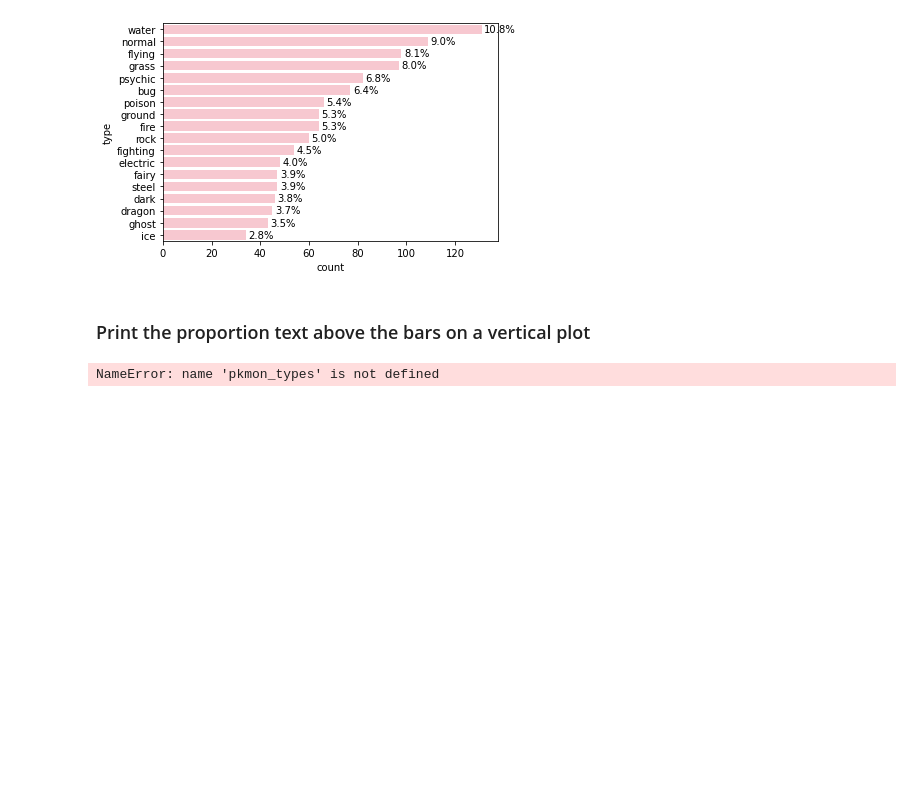
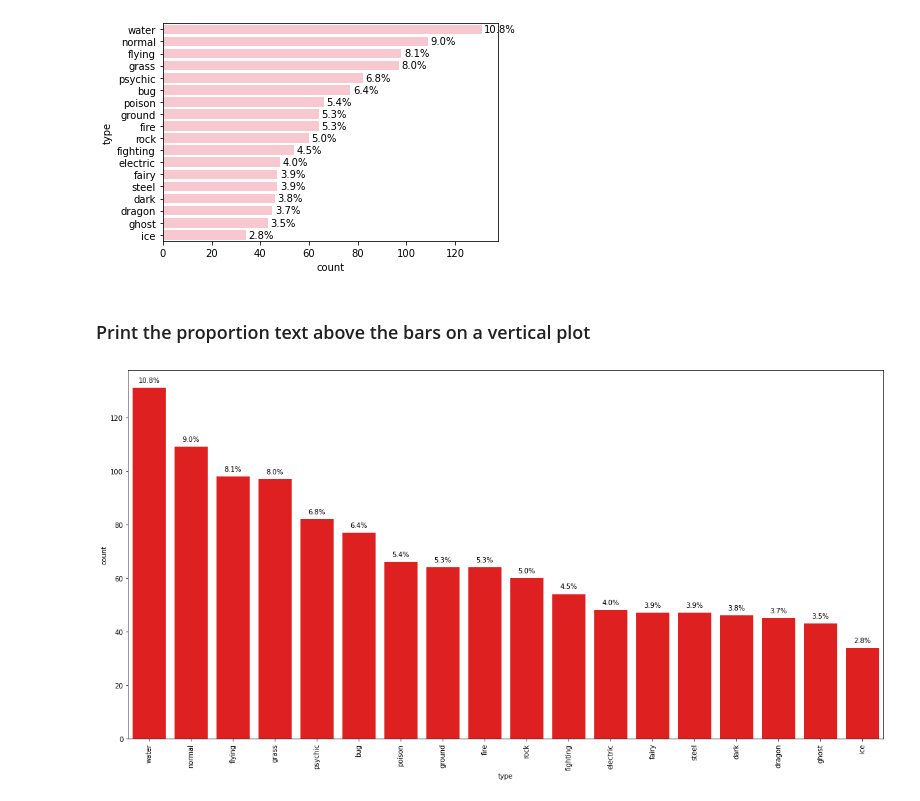
Before and after one commit to gilbertodemelo/pokemon, a Jupyter notebook: Pokemon.ipynb, the cells around one changed output. Saved outputs shown, nothing was run; the diff lists cells and outputs as text; code cells hidden in the pictures; blank space fills up the shorter version.

Commit message:
fixed variable name

```diff
--- a/Pokemon.ipynb
+++ b/Pokemon.ipynb
@@ -140,28 +140,28 @@ for i in range(type_counts.shape[0]):
 # %% [markdown]
 ### Print the proportion text above the bars on a vertical plot
 # %%
-sb.countplot(data=pkmon_types, x='type', color = 'red', order=type_order)
+sb.countplot(data=pokemon_types, x='type', color = 'red', order=type_order)
 
 # Recalculating the type_counts just to have clarity
 type_counts = pokemon_types['type'].value_counts()
 
 # get the current tick locations and labels
 locs, labels = plt.xticks(rotation = 90)
 
 # loop through each pair of locations and labels
 for loc, label in zip(locs, labels):
 
     # get the text property for the label to get the correct count
     count = type_counts[label.get_text()]
     pct_string = '{:0.1f}%'.format(100 * count / n_pokemon)
 
     # print the annotation just below the top of the bar
     plt.text(loc, count + 2, pct_string, ha = 'center', color = 'black')
 
 # Change the size of the plot
 from matplotlib import rcParams
 # Specify the figure size in inches, for both X, and Y axes
-# rcParams['figure.figsize'] = 20, 10
-plt.plot(size=(20, 10))
+rcParams['figure.figsize'] = 20, 10
+#plt.plot(size=(20, 10))
 # %% [output]
-NameError: name 'pkmon_types' is not defined
+[figure, added]
```
